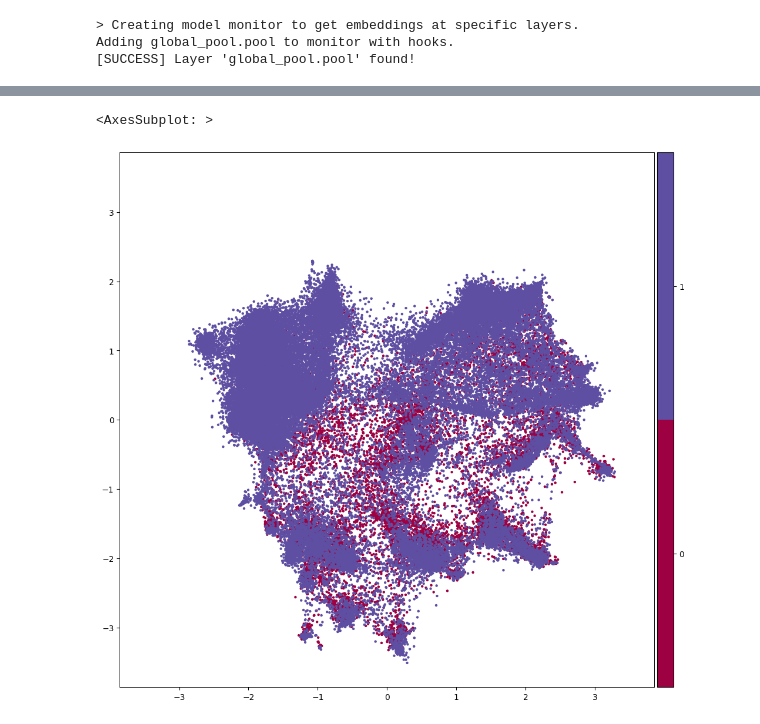
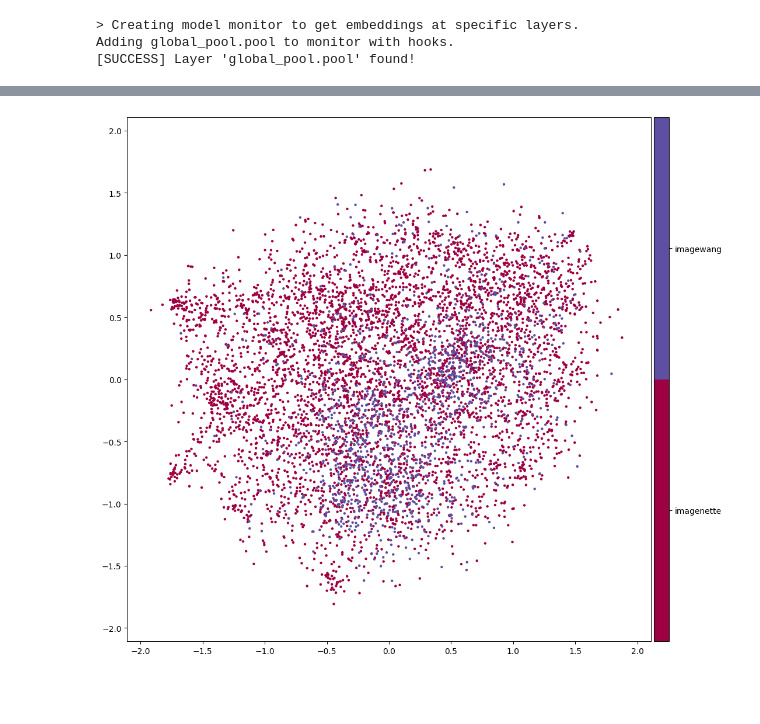
Before and after one commit to riccardomusmeci/tocla, a Jupyter notebook: notebooks/domain-shift-estimation.ipynb, the cells around one changed output, grey strips where cells are left out. Saved outputs shown, nothing was run; the diff lists cells and outputs as text; code cells hidden in the pictures; blank space fills up the shorter version.

Commit message:
better plot

```diff
--- a/notebooks/domain-shift-estimation.ipynb
+++ b/notebooks/domain-shift-estimation.ipynb
@@ -47,7 +47,8 @@ imagenette_dataset = TrainDataset(
         8: 'n03394916-trumpet',
         9: 'n03000684-chainsaw'
     },
-    max_samples_per_class=1000,
+    max_samples_per_class=500,
+    random_samples=True,
     transform=Transform(train=False, img_size=224)
 )
 # %% [output]
@@ -80,7 +85,7 @@ imagewang_dataset = TrainDataset(
         8: 'n02111889',
         9: 'n02115641'
     },
-    max_samples_per_class=3000,
+    max_samples_per_class=500,
     random_samples=True,
     transform=Transform(train=False, img_size=224)
 )
@@ -131,5 +132,3 @@ X.shape, y.shape
-# %%
-y=[int(el) for el in y]
 # %%
 embedding = pymde.preserve_neighbors(
     X,
@@ -151,10 +142,9 @@ Sep 28 03:15:33 PM: Computing quadratic initialization.
 # %%
 pymde.plot(
     embedding,
-    color_by=y,
+    color_by=["imagenette" if el == 0 else "imagewang" for el in y],
     figsize_inches=(10, 10),
     marker_size=10.0,
-)
+);
 # %% [output]
-<AxesSubplot: >
-[figure, old version]
+[figure, new version]
```
Also changed, not shown: parts of 5 cells of this notebook.
